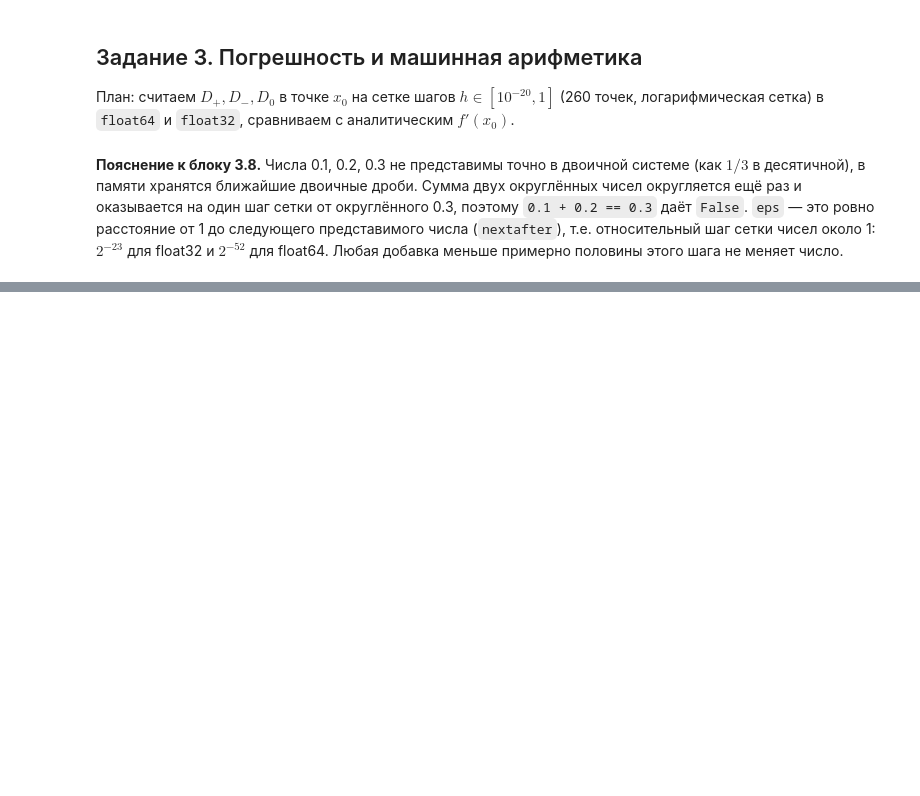
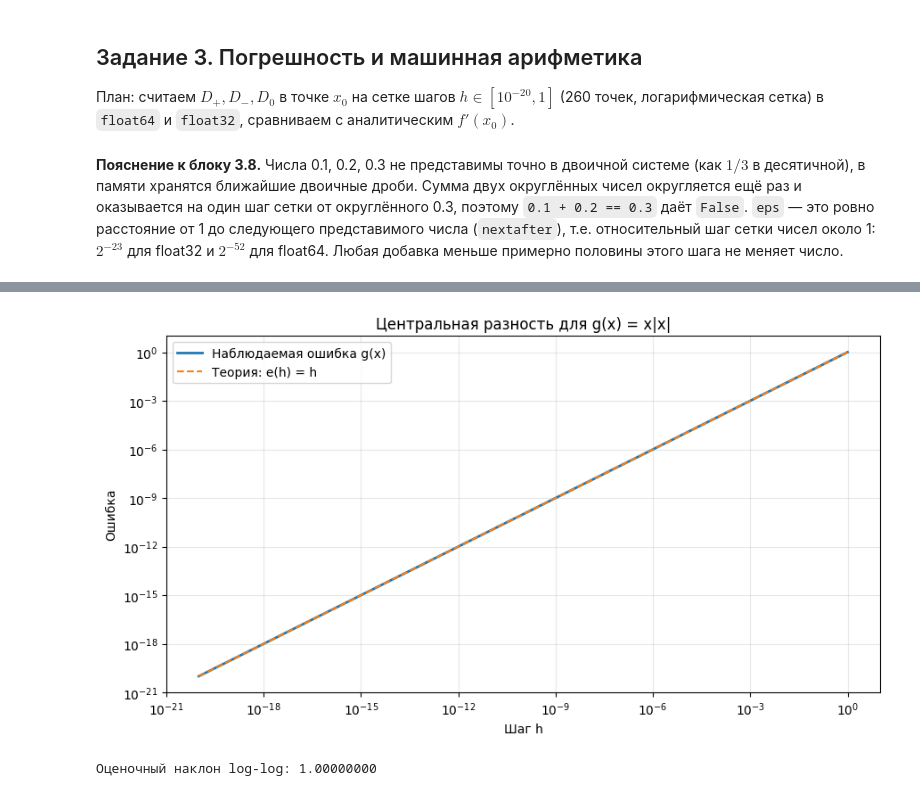
Before and after one commit to y9matoJava/lab_matan_number_one, a Jupyter notebook: solution.ipynb, the cells around one changed output, grey strips where cells are left out. Saved outputs shown, nothing was run; the diff lists cells and outputs as text; code cells hidden in the pictures; blank space fills up the shorter version.

```diff
--- a/solution.ipynb
+++ b/solution.ipynb
@@ -273,0 +577,35 @@ $$E(h)\approx \underbrace{C\,h^{p}}_{\text{метода}}+\underbrace{\frac{\var
+# %%
+# Проверяем e_g(h) = h на 260 шагах, затем оцениваем наклон log-log
+
+def g(x):
+    return x * np.abs(x)
+
+h_grid = np.logspace(
+    np.log10(exp["h_min"]),
+    np.log10(exp["h_max"]),
+    int(exp["n_h"]),
+)
+
+g_prime_0 = 0.0
+D0_g = (g(h_grid) - g(-h_grid)) / (2 * h_grid)
+errors_g = np.abs(D0_g - g_prime_0)
+
+mask = (h_grid >= 1e-8) & (h_grid <= 1e-2) & (errors_g > 0)
+slope = np.polyfit(np.log10(h_grid[mask]), np.log10(errors_g[mask]), 1)[0]
+
+plt.figure(figsize=(9, 5))
+plt.loglog(h_grid, errors_g, label="Наблюдаемая ошибка g(x)", linewidth=2)
+plt.loglog(h_grid, h_grid, "--", label="Теория: e(h) = h")
+plt.xlabel("Шаг h")
+plt.ylabel("Ошибка")
+plt.title("Центральная разность для g(x) = x|x|")
+plt.grid(True, which="both", alpha=0.3)
+plt.legend()
+plt.tight_layout()
+plt.show()
+
+print(f"Оценочный наклон log-log: {slope:.8f}")
+assert np.isclose(slope, 1.0, atol=1e-3)
+# %% [output]
+[figure, added]
+Оценочный наклон log-log: 1.00000000
```
Also changed, not shown: parts of 21 cells of this notebook.
